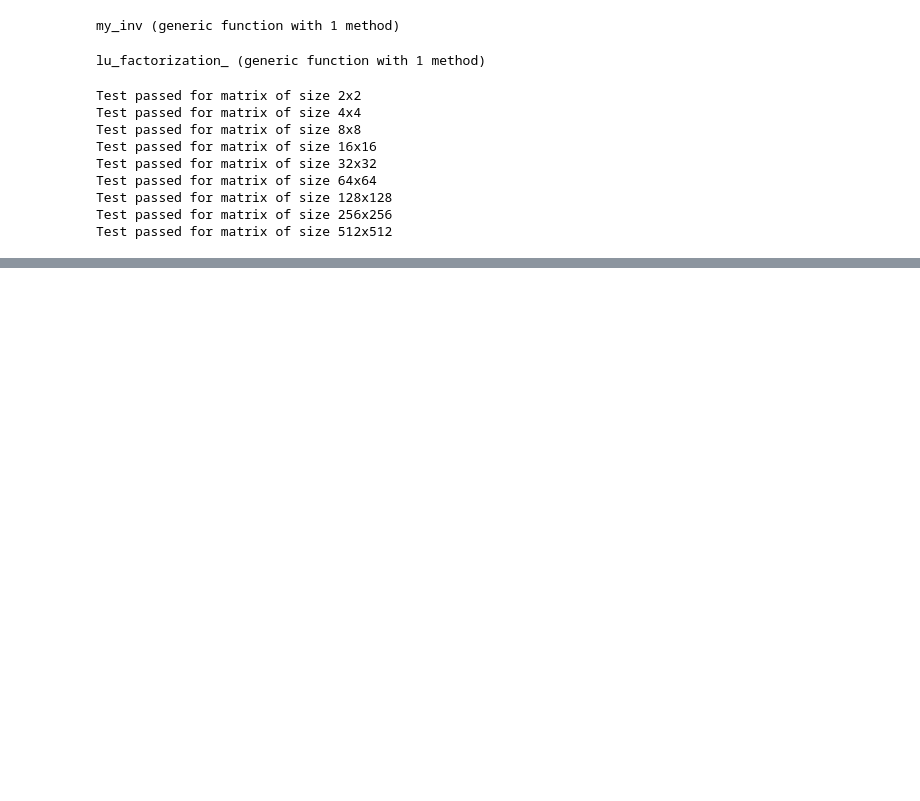
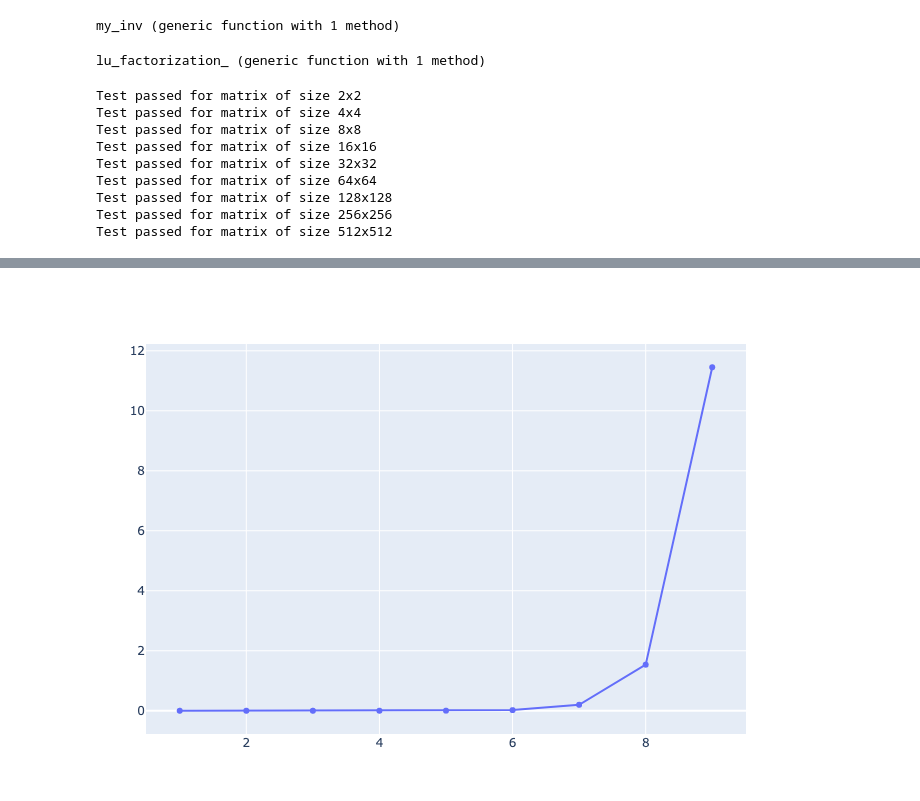
Before and after one commit to Sirtus/rmisw, a Jupyter notebook: lab3/Program3.ipynb, the cells around one changed output, grey strips where cells are left out. Drawn from its saved outputs; the diff is of its cells as text; code cells hidden in the pictures; blank space fills up the shorter version.

```diff
--- a/lab3/Program3.ipynb
+++ b/lab3/Program3.ipynb
@@ -79,0 +117,15 @@ Test passed for matrix of size 512x512
+# %%
+function test_time_lu(n)
+    times = zeros(n)
+    flops = zeros(n)
+    for i in 1:n
+        A = rand(2^i, 2^i)
+        global FLOPS = 0
+        times[i] = @elapsed lu_factorization(A)
+        flops[i] = FLOPS
+        println("n=$i, time=$(times[i]), flops=$(flops[i])")
+    end
+    return times, flops
+end
+
+times, flops = test_time_lu(9)
@@ -79,0 +143,4 @@ Test passed for matrix of size 512x512
+# %%
+plot(times, label="time", xlabel="log2(n)", ylabel="time (s)")
+# %% [output]
+[figure, added]
```
Also changed, not shown: parts of 5 cells of this notebook.
